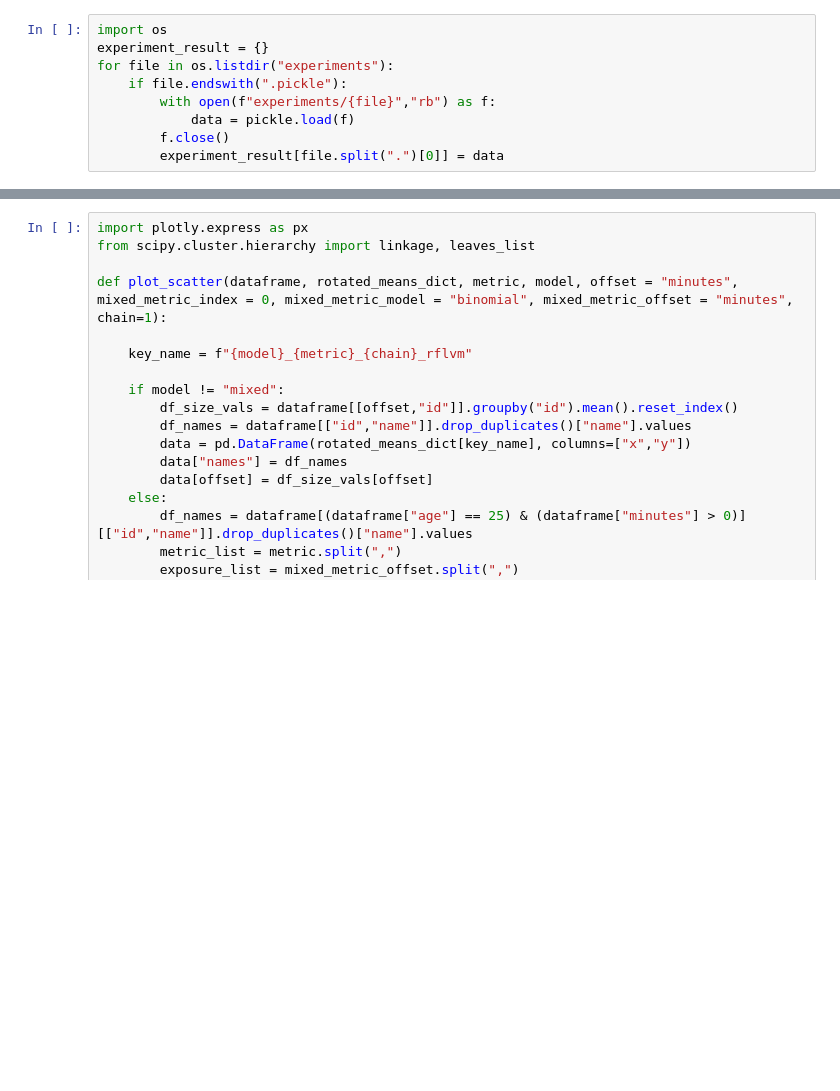
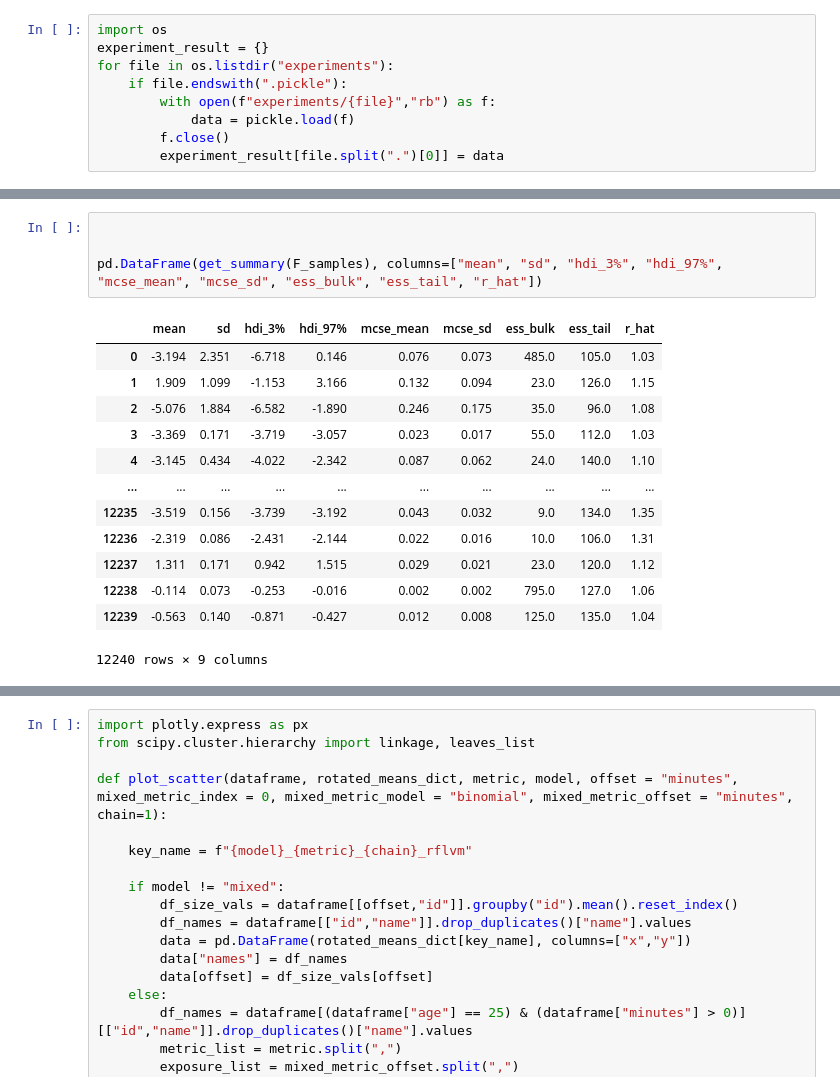
Before and after one commit to gwgundersen/rflvm, a Jupyter notebook: LatentFactor.ipynb, the cells around one changed output, grey strips where cells are left out. Cells and saved outputs as stored; diff of their text form; blank space fills up the shorter version.

```diff
--- a/LatentFactor.ipynb
+++ b/LatentFactor.ipynb
@@ -30,3 +45,21 @@ pd.DataFrame(get_summary(F_samples))
+# %%
+
+
+pd.DataFrame(get_summary(F_samples), columns=["mean", "sd", "hdi_3%", "hdi_97%", "mcse_mean", "mcse_sd", "ess_bulk", "ess_tail", "r_hat"])
+# %% [output]
+|  | mean | sd | hdi_3% | hdi_97% | mcse_mean | mcse_sd | ess_bulk | ess_tail | r_hat |
+| 0 | -3.194 | 2.351 | -6.718 | 0.146 | 0.076 | 0.073 | 485.0 | 105.0 | 1.03 |
+| 1 | 1.909 | 1.099 | -1.153 | 3.166 | 0.132 | 0.094 | 23.0 | 126.0 | 1.15 |
+| 2 | -5.076 | 1.884 | -6.582 | -1.890 | 0.246 | 0.175 | 35.0 | 96.0 | 1.08 |
+| 3 | -3.369 | 0.171 | -3.719 | -3.057 | 0.023 | 0.017 | 55.0 | 112.0 | 1.03 |
+| 4 | -3.145 | 0.434 | -4.022 | -2.342 | 0.087 | 0.062 | 24.0 | 140.0 | 1.10 |
+| ... | ... | ... | ... | ... | ... | ... | ... | ... | ... |
+| 12235 | -3.519 | 0.156 | -3.739 | -3.192 | 0.043 | 0.032 | 9.0 | 134.0 | 1.35 |
+| 12236 | -2.319 | 0.086 | -2.431 | -2.144 | 0.022 | 0.016 | 10.0 | 106.0 | 1.31 |
+| 12237 | 1.311 | 0.171 | 0.942 | 1.515 | 0.029 | 0.021 | 23.0 | 120.0 | 1.12 |
+| 12238 | -0.114 | 0.073 | -0.253 | -0.016 | 0.002 | 0.002 | 795.0 | 127.0 | 1.06 |
+| 12239 | -0.563 | 0.140 | -0.871 | -0.427 | 0.012 | 0.008 | 125.0 | 135.0 | 1.04 |
+12240 rows × 9 columns
 # %%
 df = pd.read_csv("datasets/player_data.csv")
 df = df.sort_values(by=["id","year"])
```
Also changed, not shown: parts of 6 cells of this notebook, 2 other files.
